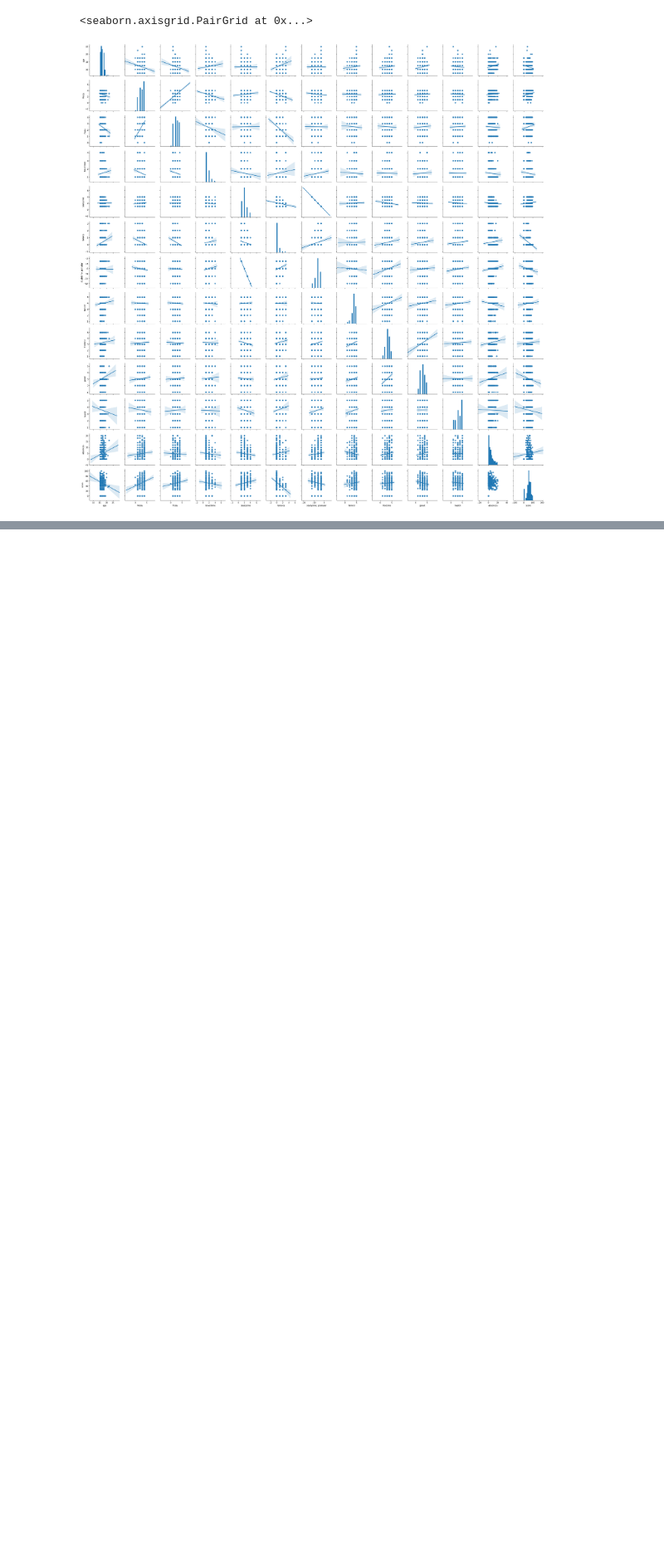
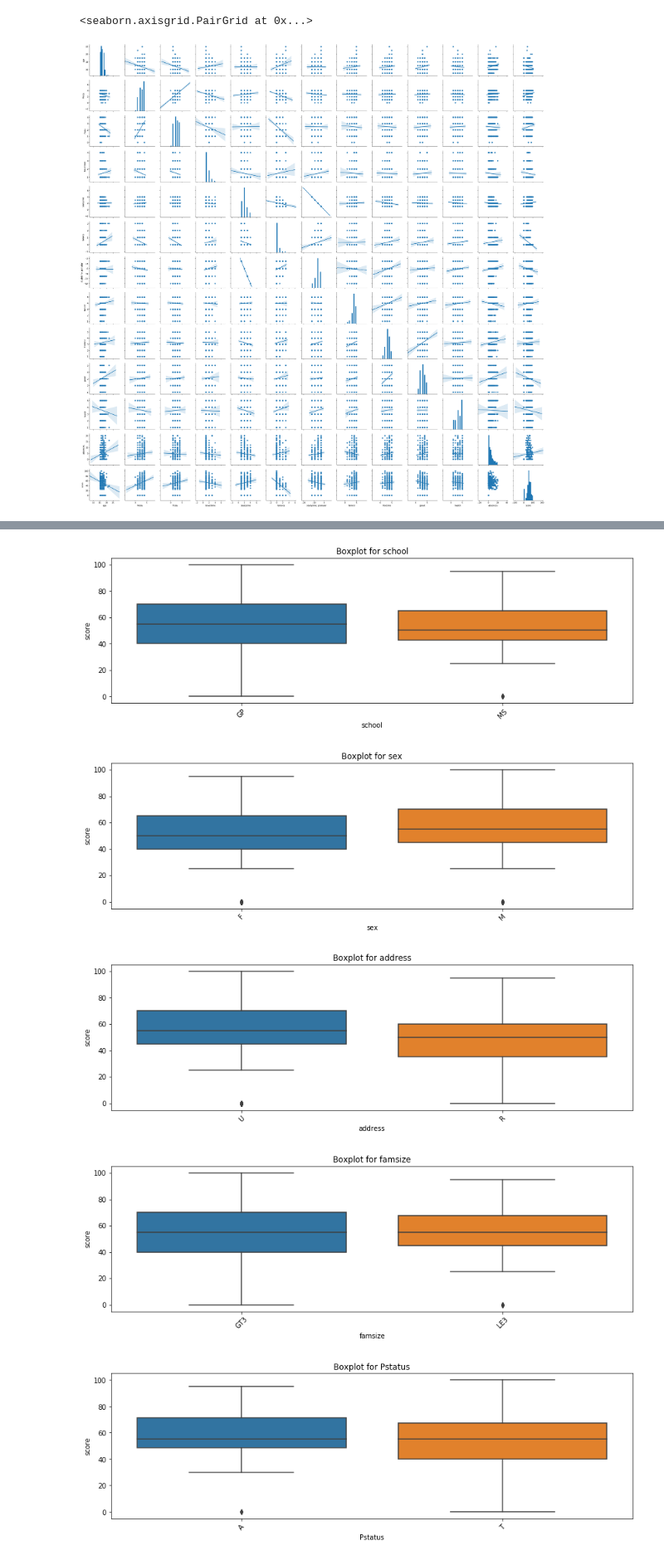
Before and after one commit to islonik/ds, a Jupyter notebook: project_2/EDA.ipynb, the cells around one changed output, grey strips where cells are left out. Shown at 83% size. Saved outputs shown, nothing was run; the diff lists cells and outputs as text; code cells hidden in the pictures; blank space fills up the shorter version.

```diff
--- a/project_2/EDA.ipynb
+++ b/project_2/EDA.ipynb
@@ -419,4 +419,10 @@ def get_stat_dif(column):
             break
 # %%
 for col in ['school', 'sex', 'address', 'famsize', 'Pstatus', 'schoolsup', 'famsup', 'paid', 'activities', 'nursery', 'higher', 'internet', 'romantic']:
-    get_stat_dif(col)
+    get_boxplot(col)
+# %% [output]
+[figure, added]
+[figure, added]
+[figure, added]
+[figure, added]
+[figure, added]
```
Also changed, not shown: parts of 3 cells of this notebook, 1 other file.
